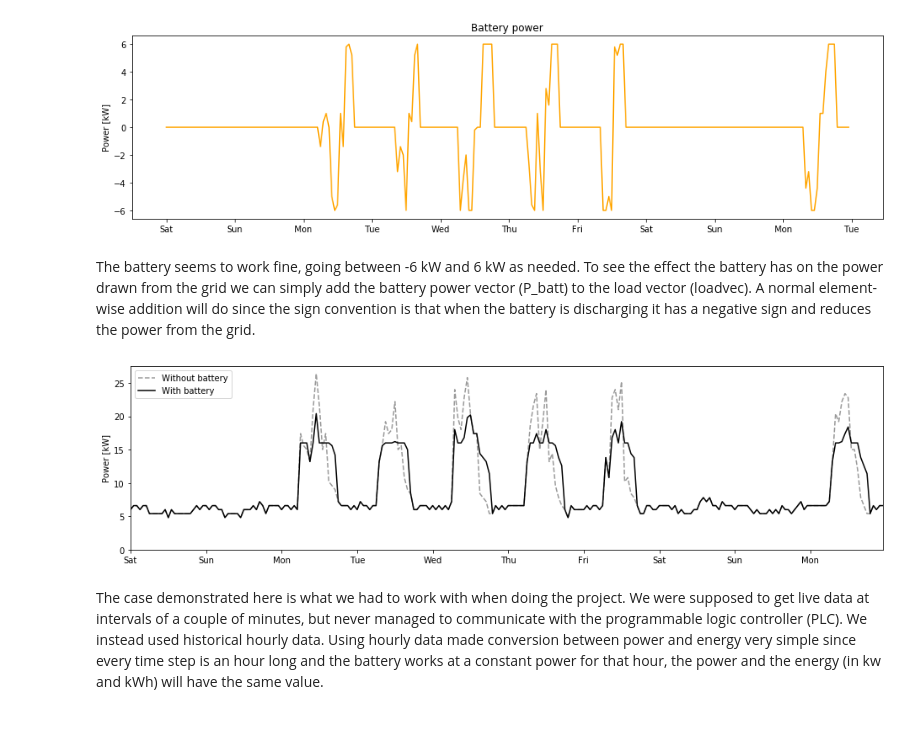
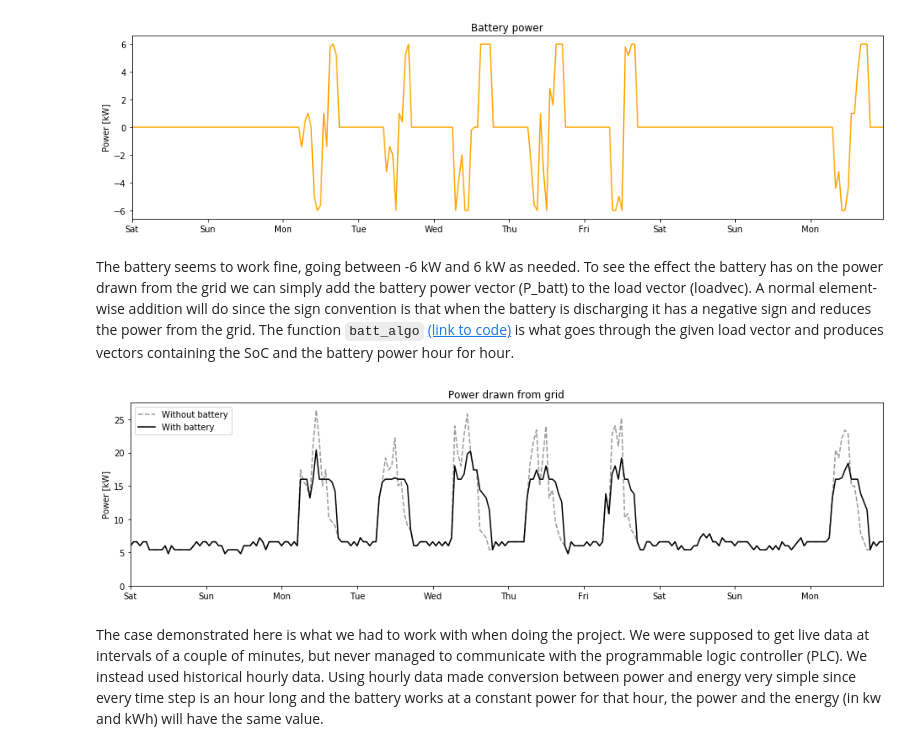
Before and after one commit to albinbjorn/battery_simulator, a Jupyter notebook: notebooks/Post1test.ipynb, the cells around one changed output. Drawn from its saved outputs; the diff is of its cells as text; code cells hidden in the pictures; blank space fills up the shorter version.

```diff
--- a/notebooks/Post1test.ipynb
+++ b/notebooks/Post1test.ipynb
@@ -78,25 +79,27 @@ ax.xaxis.set_major_formatter(years_fmt)
 ax.xaxis.set_major_locator(weekday)
 ax.set_title('Battery power')
 ax.set_ylabel('Power [kW]')
+ax.set_xlim([days[0], days[-1]])
 plt.show()
 # %% [output]
-[figure, old version]
+[figure, new version]
 # %% [markdown]
-The battery seems to work fine, going between -6 kW and 6 kW as needed. To see the effect the battery has on the power drawn from the grid we can simply add the battery power vector (P_batt) to the load vector (loadvec). A normal element-wise addition will do since the sign convention is that when the battery is discharging it has a negative sign and reduces the power from the grid.
+The battery seems to work fine, going between -6 kW and 6 kW as needed. To see the effect the battery has on the power drawn from the grid we can simply add the battery power vector (P_batt) to the load vector (loadvec). A normal element-wise addition will do since the sign convention is that when the battery is discharging it has a negative sign and reduces the power from the grid. The function `batt_algo` [(link to code)](https://github.com/albinbjorn/battery_simulator/blob/master/src/battery_hour_data.py#L33) is what goes through the given load vector and produces vectors containing the SoC and the battery power hour for hour.
 # %%
 fig, ax = plt.subplots(figsize = (16,4))
 _ = ax.plot(days, loadvec, '--k', alpha = 0.4, label = 'Without battery')
 _ = ax.plot(days, loadvec + P_batt, 'k', label = 'With battery')
 weekday = mdates.DayLocator()  # every month
 years_fmt = mdates.DateFormatter('%a')
 ax.xaxis.set_major_formatter(years_fmt)
 ax.xaxis.set_major_locator(weekday)
 ax.set_ylim([0, None])
 ax.set_xlim([days[0], days[-1]])
 ax.set_ylabel('Power [kW]')
+ax.set_title('Power drawn from grid')
 plt.legend()
 plt.show()
 # %% [output]
-[figure, old version]
+[figure, new version]
 # %% [markdown]
 The case demonstrated here is what we had to work with when doing the project. We were supposed to get live data at intervals of a couple of minutes, but never managed to communicate with the programmable logic controller (PLC). We instead used historical hourly data. Using hourly data made conversion between power and energy very simple since every time step is an hour long and the battery works at a constant power for that hour, the power and the energy (in kw and kWh) will have the same value.
```
Also changed, not shown: parts of 3 cells of this notebook.
